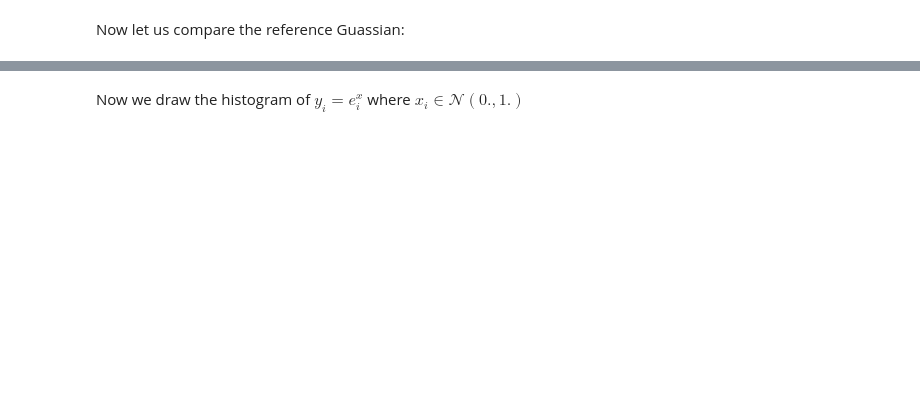
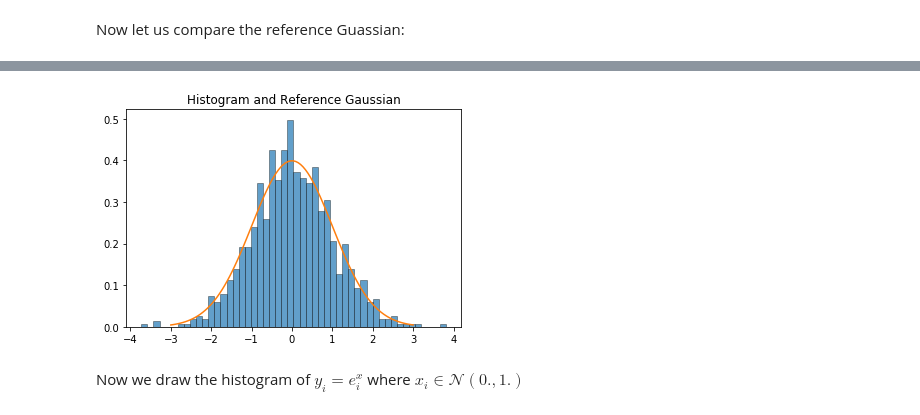
Before and after one commit to olokobayusuf/uncertainty-quant, a Jupyter notebook: probability.ipynb, the cells around one changed output, grey strips where cells are left out. Saved outputs shown, nothing was run; the diff lists cells and outputs as text; code cells hidden in the pictures; blank space fills up the shorter version.

```diff
--- a/probability.ipynb
+++ b/probability.ipynb
@@ -29,3 +26,16 @@ Hello! I'm incomplete :(
+# %%
+from numpy import linspace
+from scipy.stats import norm
+
+x = linspace(-3., 3., 100)
+gaussian = norm.pdf(x)
+
+plt.hist(samples, bins=BINS, density=True, alpha=.7, edgecolor="black", linewidth=.5)
+plt.plot(x, gaussian)
+plt.title("Histogram and Reference Gaussian")
+plt.show()
+# %% [output]
+[figure, added]
 # %% [markdown]
 Now we draw the histogram of $y_i = e_i^x$ where $x_i \in \mathcal{N}(0., 1.)$
 # %%
```
Also changed, not shown: parts of 8 cells of this notebook, 1 other file.
